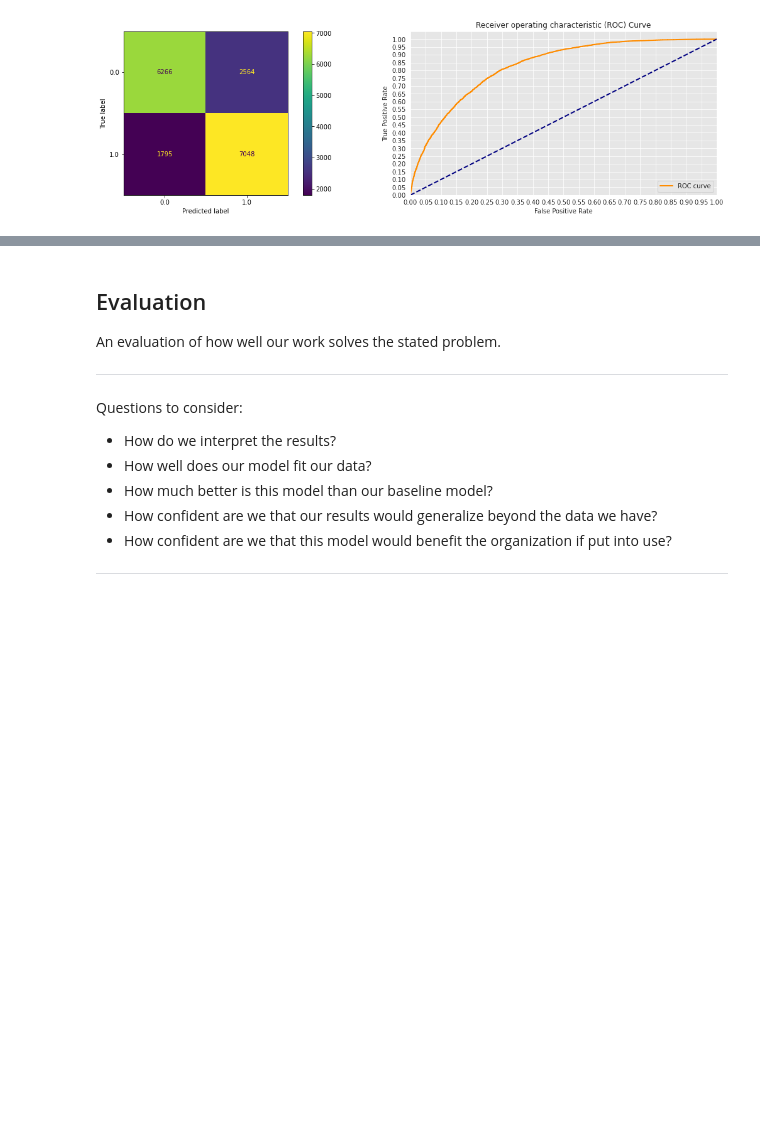
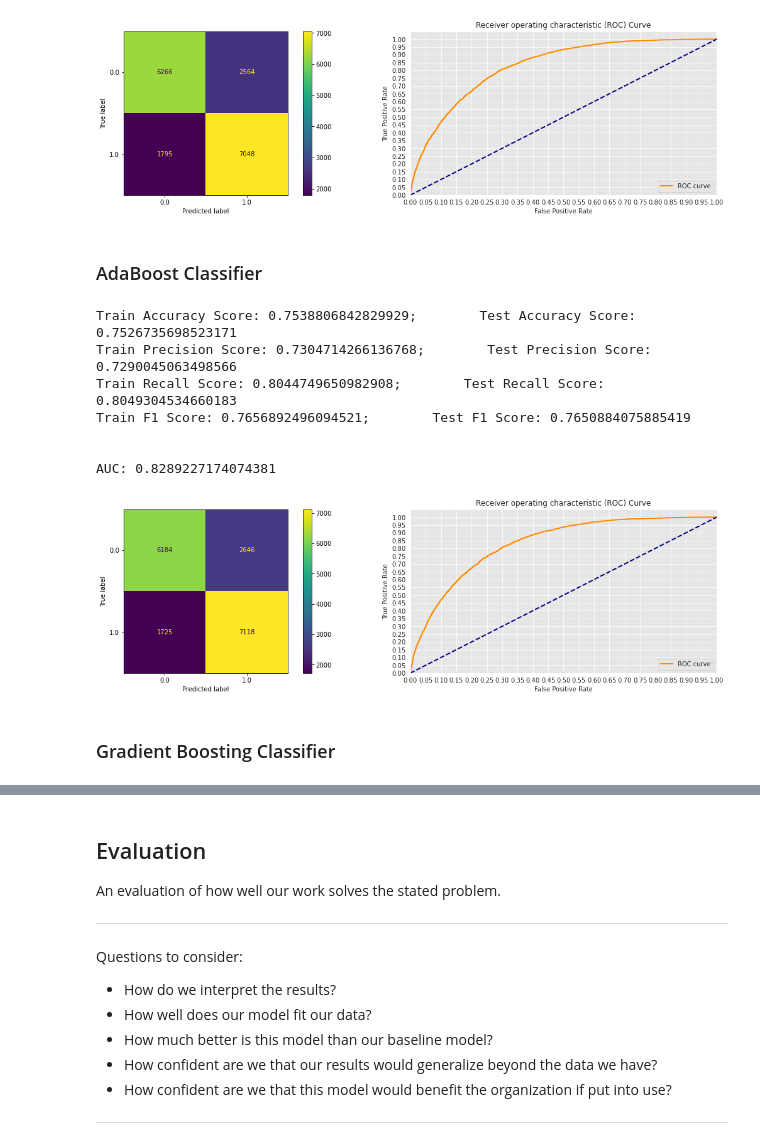
Before and after one commit to ChumpyDuelle/detecting-diabetes-with-machine-learning, a Jupyter notebook: detecting-diabetes-with-machine-learning.ipynb, the cells around one changed output, grey strips where cells are left out. Drawn from its saved outputs; the diff is of its cells as text; code cells hidden in the pictures; blank space fills up the shorter version.

```diff
--- a/detecting-diabetes-with-machine-learning.ipynb
+++ b/detecting-diabetes-with-machine-learning.ipynb
@@ -1116,3 +1122,21 @@ Train F1 Score: 0.7834961840364012;        Test F1 Score: 0.763803847195882
 
 AUC: 0.828008205042564
 [figure]
+# %% [markdown]
+### AdaBoost Classifier
+# %%
+abc1 = AdaBoostClassifier(base_estimator = DecisionTreeClassifier(max_depth = 2, random_state = 42),
+                          random_state = 42).fit(X = X_train_scaled, y = y_train)
+# %%
+evaluate(abc1)
+# %% [output]
+Train Accuracy Score: 0.7538806842829929;        Test Accuracy Score: 0.7526735698523171
+Train Precision Score: 0.7304714266136768;        Test Precision Score: 0.7290045063498566
+Train Recall Score: 0.8044749650982908;        Test Recall Score: 0.8049304534660183
+Train F1 Score: 0.7656892496094521;        Test F1 Score: 0.7650884075885419
+
+
+AUC: 0.8289227174074381
+[figure, added]
+# %% [markdown]
+### Gradient Boosting Classifier
```
Also changed, not shown: parts of 10 cells of this notebook.
